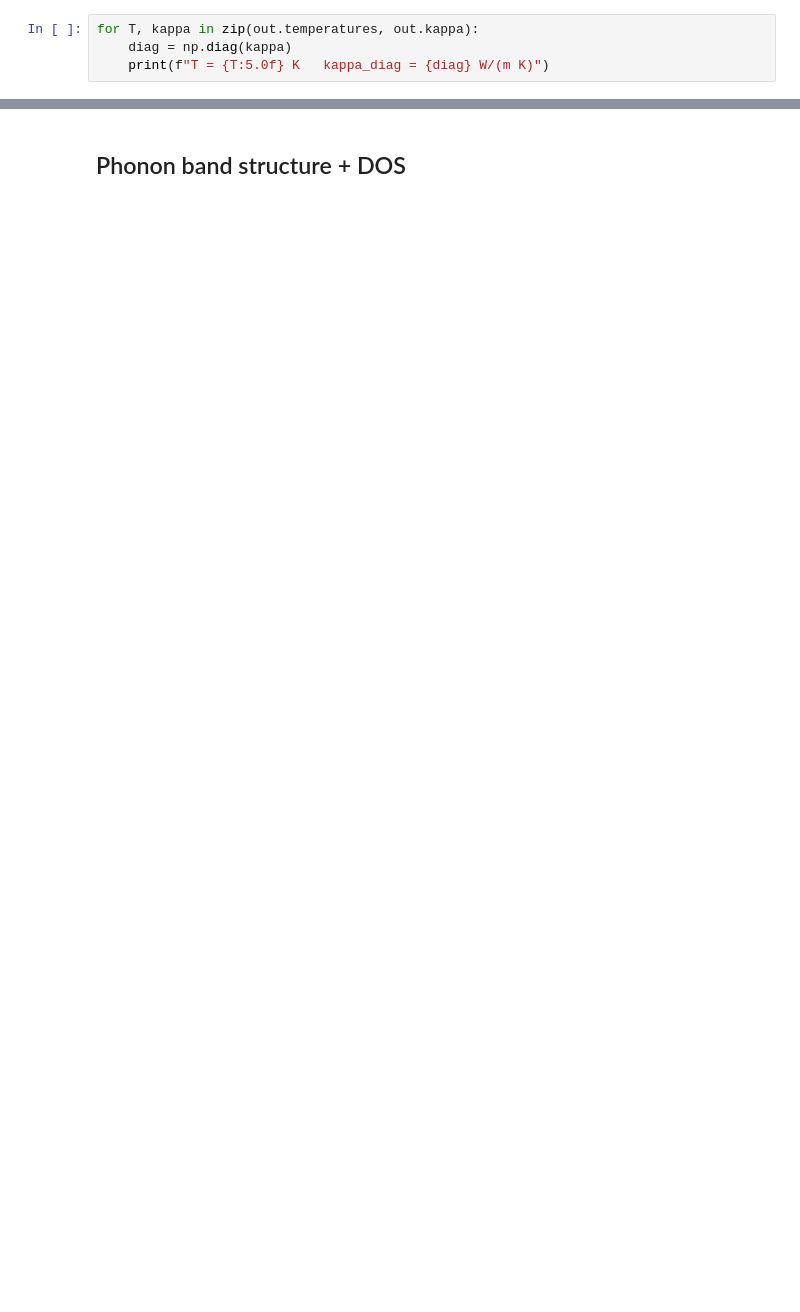
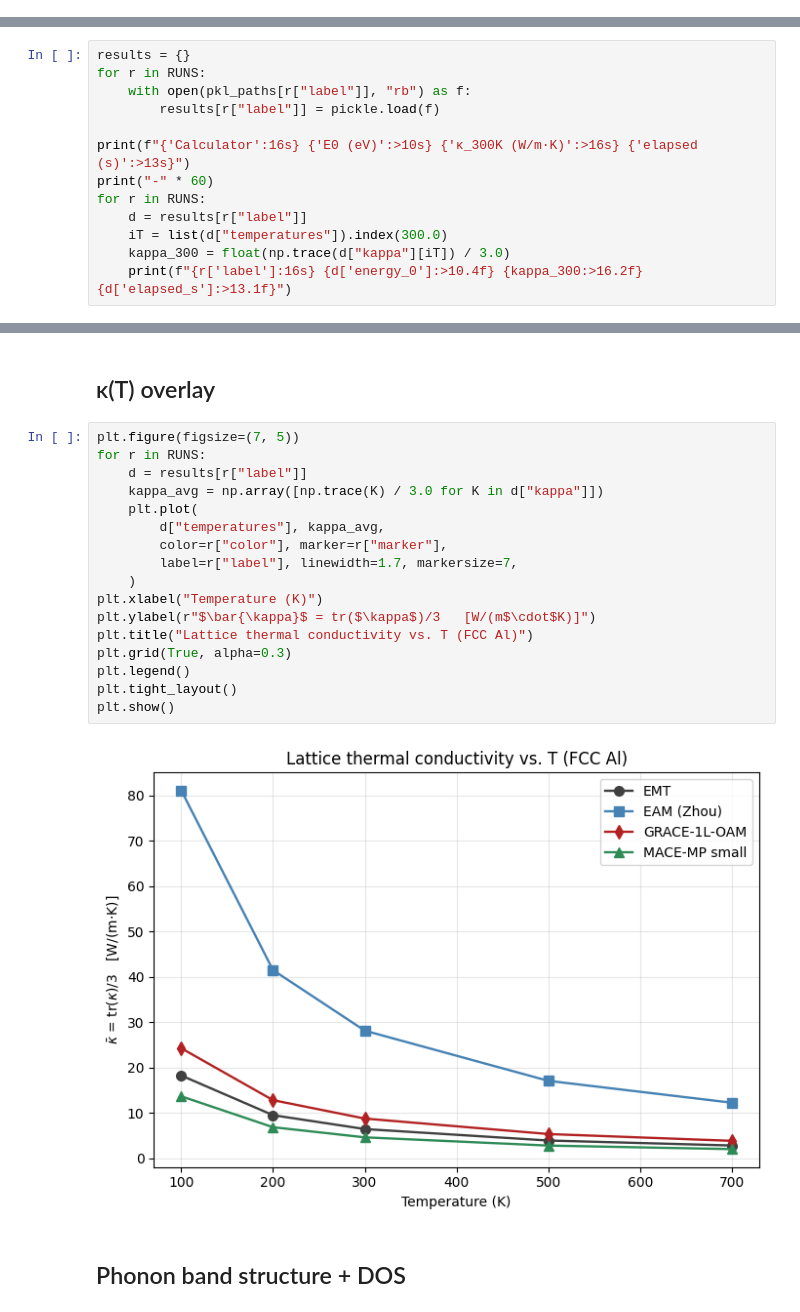
Before and after one commit to pyiron/pyiron_workflow_atomistics, a Jupyter notebook: notebooks/phonon_thermal_conductivity.ipynb, the cells around one changed output, grey strips where cells are left out. Cells and saved outputs as stored; diff of their text form; blank space fills up the shorter version.

```diff
--- a/notebooks/phonon_thermal_conductivity.ipynb
+++ b/notebooks/phonon_thermal_conductivity.ipynb
@@ -40,4 +0,0 @@ out = wf.outputs.phonon_output.value
-# %%
-for T, kappa in zip(out.temperatures, out.kappa):
-    diag = np.diag(kappa)
-    print(f"T = {T:5.0f} K   kappa_diag = {diag} W/(m K)")
@@ -49,0 +162,13 @@ T =   700 K   kappa_diag = [1.66293422e+36 1.66293422e+36 1.66293422e+36] W/(m K
+# %%
+results = {}
+for r in RUNS:
+    with open(pkl_paths[r["label"]], "rb") as f:
+        results[r["label"]] = pickle.load(f)
+
+print(f"{'Calculator':16s} {'E0 (eV)':>10s} {'κ_300K (W/m·K)':>16s} {'elapsed (s)':>13s}")
+print("-" * 60)
+for r in RUNS:
+    d = results[r["label"]]
+    iT = list(d["temperatures"]).index(300.0)
+    kappa_300 = float(np.trace(d["kappa"][iT]) / 3.0)
+    print(f"{r['label']:16s} {d['energy_0']:>10.4f} {kappa_300:>16.2f} {d['elapsed_s']:>13.1f}")
@@ -50,3 +182,24 @@ T =   700 K   kappa_diag = [1.66293422e+36 1.66293422e+36 1.66293422e+36] W/(m K
+# %% [markdown]
+## κ(T) overlay
+# %%
+plt.figure(figsize=(7, 5))
+for r in RUNS:
+    d = results[r["label"]]
+    kappa_avg = np.array([np.trace(K) / 3.0 for K in d["kappa"]])
+    plt.plot(
+        d["temperatures"], kappa_avg,
+        color=r["color"], marker=r["marker"],
+        label=r["label"], linewidth=1.7, markersize=7,
+    )
+plt.xlabel("Temperature (K)")
+plt.ylabel(r"$\bar{\kappa}$ = tr($\kappa$)/3   [W/(m$\cdot$K)]")
+plt.title("Lattice thermal conductivity vs. T (FCC Al)")
+plt.grid(True, alpha=0.3)
+plt.legend()
+plt.tight_layout()
+plt.show()
+# %% [output]
+[figure, added]
 # %% [markdown]
 ## Phonon band structure + DOS
 # %%
```
Also changed, not shown: parts of 14 cells of this notebook, 1 other file.
